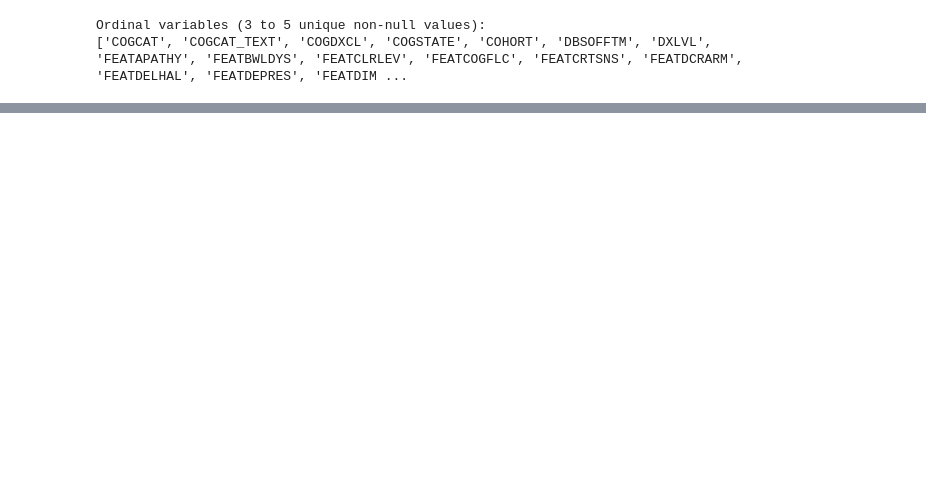
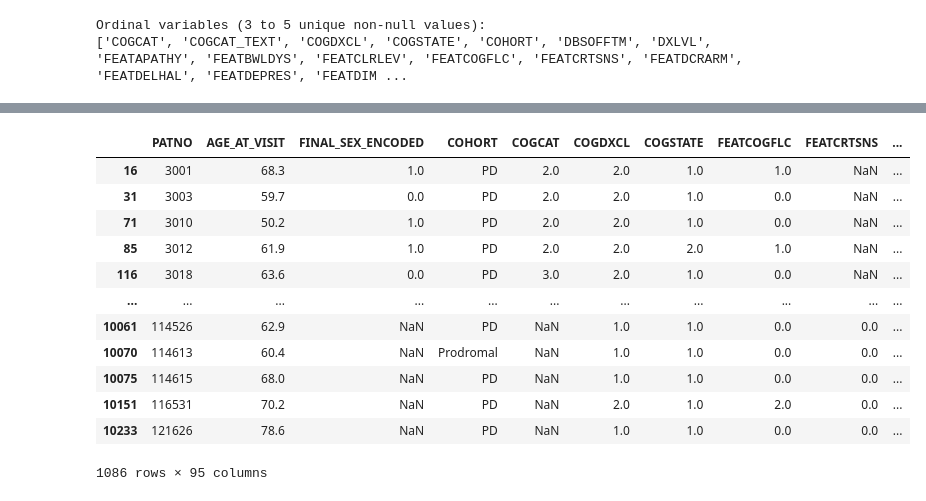
Before and after one commit to AmineHamzaoui/Parkinson-Subtybing-and-Stage-Inference---PPMI, a Jupyter notebook: pySuStaIn/notebooks/Ordinal_Sustain_PPMI.ipynb, the cells around one changed output, grey strips where cells are left out. Cells and saved outputs as stored; diff of their text form; code cells hidden in the pictures; blank space fills up the shorter version.

```diff
--- a/pySuStaIn/notebooks/Ordinal_Sustain_PPMI.ipynb
+++ b/pySuStaIn/notebooks/Ordinal_Sustain_PPMI.ipynb
@@ -73,0 +160,21 @@ NameError: name 'cog_cols' is not defined
+# %%
+# Now—before casting to int—force each ordinal variable to numeric, coercing errors → NaN
+for col in ordinal_vars:
+    # This will convert unparseable entries (e.g. strings like "NA" or blank) to NaN
+    df_pd[col] = pd.to_numeric(df_pd[col], errors="coerce")
+# %%
+df_pd
+# %% [output]
+|  | PATNO | AGE_AT_VISIT | FINAL_SEX_ENCODED | COHORT | COGCAT | COGDXCL | COGSTATE | FEATCOGFLC | FEATCRTSNS | ... |
+| 16 | 3001 | 68.3 | 1.0 | PD | 2.0 | 2.0 | 1.0 | 1.0 | NaN | ... |
+| 31 | 3003 | 59.7 | 0.0 | PD | 2.0 | 2.0 | 1.0 | 0.0 | NaN | ... |
+| 71 | 3010 | 50.2 | 1.0 | PD | 2.0 | 2.0 | 1.0 | 0.0 | NaN | ... |
+| 85 | 3012 | 61.9 | 1.0 | PD | 2.0 | 2.0 | 2.0 | 1.0 | NaN | ... |
+| 116 | 3018 | 63.6 | 0.0 | PD | 3.0 | 2.0 | 1.0 | 0.0 | NaN | ... |
+| ... | ... | ... | ... | ... | ... | ... | ... | ... | ... | ... |
+| 10061 | 114526 | 62.9 | NaN | PD | NaN | 1.0 | 1.0 | 0.0 | 0.0 | ... |
+| 10070 | 114613 | 60.4 | NaN | Prodromal | NaN | 1.0 | 1.0 | 0.0 | 0.0 | ... |
+| 10075 | 114615 | 68.0 | NaN | PD | NaN | 1.0 | 1.0 | 0.0 | 0.0 | ... |
+| 10151 | 116531 | 70.2 | NaN | PD | NaN | 2.0 | 1.0 | 2.0 | 0.0 | ... |
+| 10233 | 121626 | 78.6 | NaN | PD | NaN | 1.0 | 1.0 | 0.0 | 0.0 | ... |
+1086 rows × 95 columns
```
Also changed, not shown: parts of 14 cells of this notebook, 25 other files.
